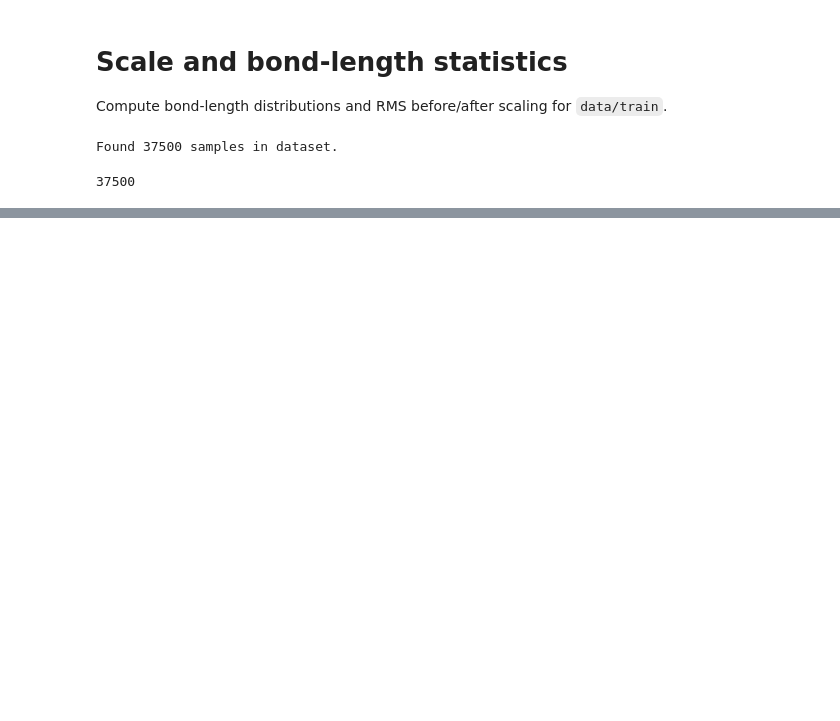
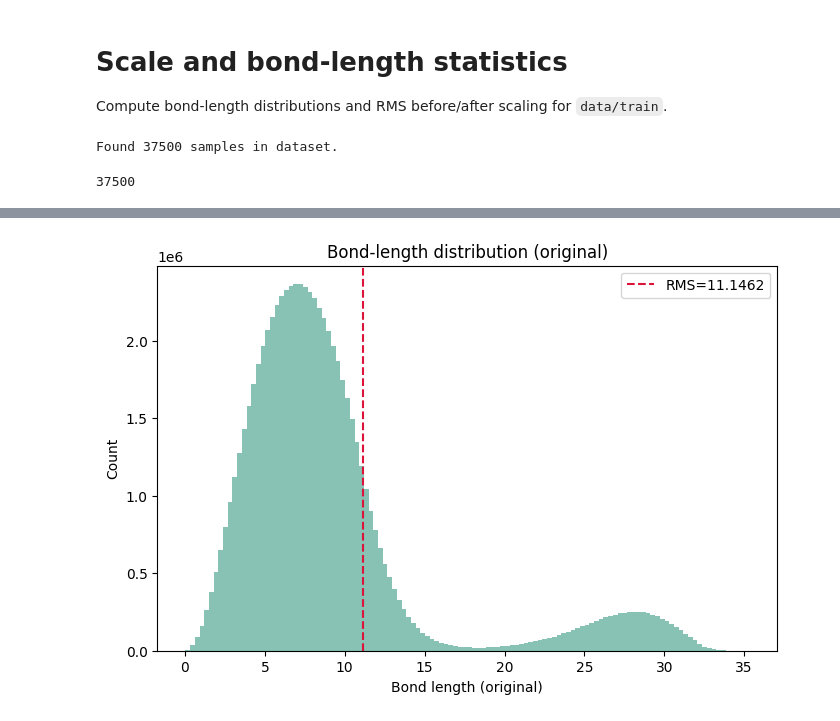
Before and after one commit to MXMX0811/DiffBacChrom, a Jupyter notebook: scale_stat.ipynb, the cells around one changed output, grey strips where cells are left out. Drawn from its saved outputs; the diff is of its cells as text; code cells hidden in the pictures; blank space fills up the shorter version.

```diff
--- a/scale_stat.ipynb
+++ b/scale_stat.ipynb
@@ -63,12 +65,14 @@ scaled_rms = rms_from_lengths(scaled_lengths)
 # %%
 fig, ax = plt.subplots(figsize=(8, 5))
 ax.hist(center_lengths.numpy(), bins=120, color="#69b3a2", alpha=0.8)
-ax.axvline(center_rms, color="crimson", linestyle="--", label=f"RMS={center_rms:.3f}")
-ax.set_xlabel("Bond length (centered)")
+ax.axvline(center_rms, color="crimson", linestyle="--", label=f"RMS={center_rms:.4f}")
+ax.set_xlabel("Bond length (original)")
 ax.set_ylabel("Count")
-ax.set_title("Bond-length distribution (centered)")
+ax.set_title("Bond-length distribution (original)")
 ax.legend()
 plt.show()
+# %% [output]
+[figure, added]
 # %%
 fig, ax = plt.subplots(figsize=(8, 5))
 ax.hist(scaled_lengths.numpy(), bins=120, color="#5170d7", alpha=0.8)
```
Also changed, not shown: parts of 2 cells of this notebook, 5 other files.
